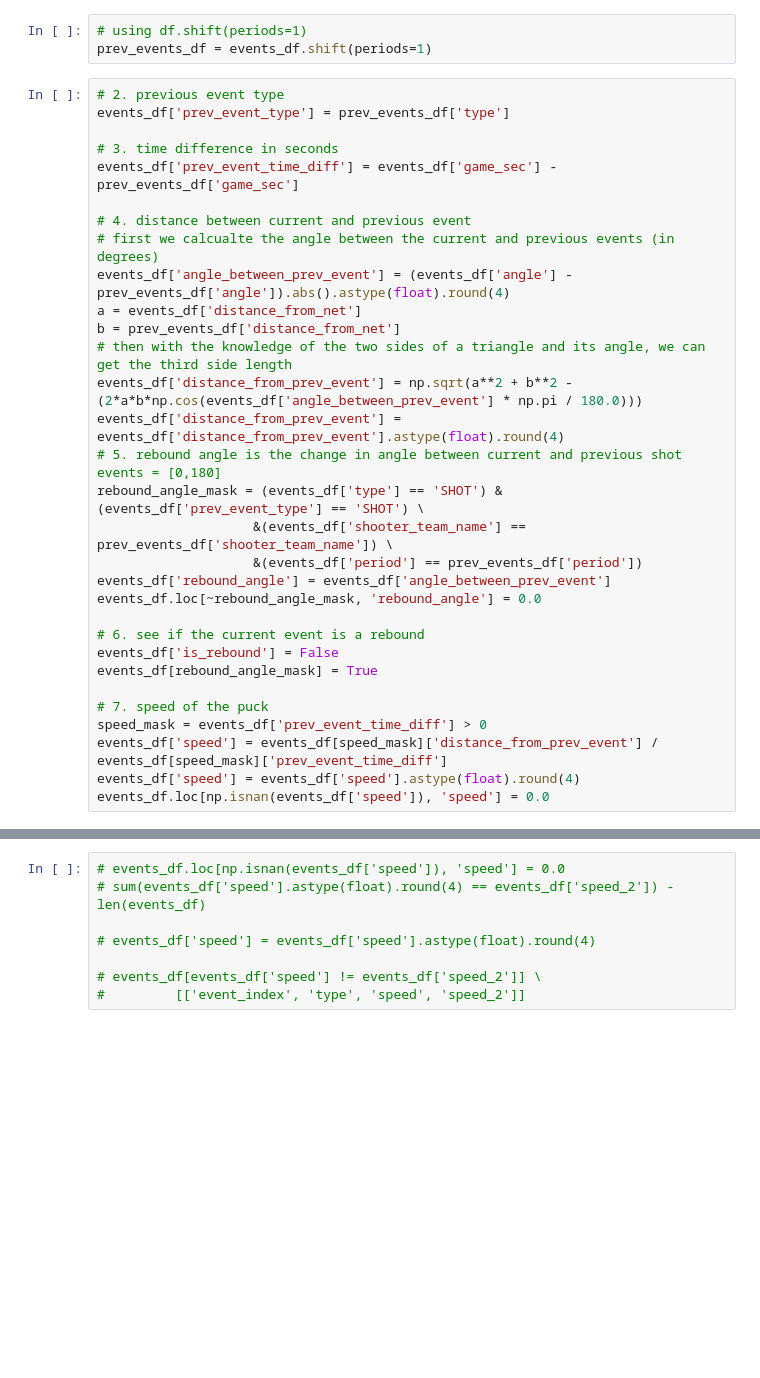
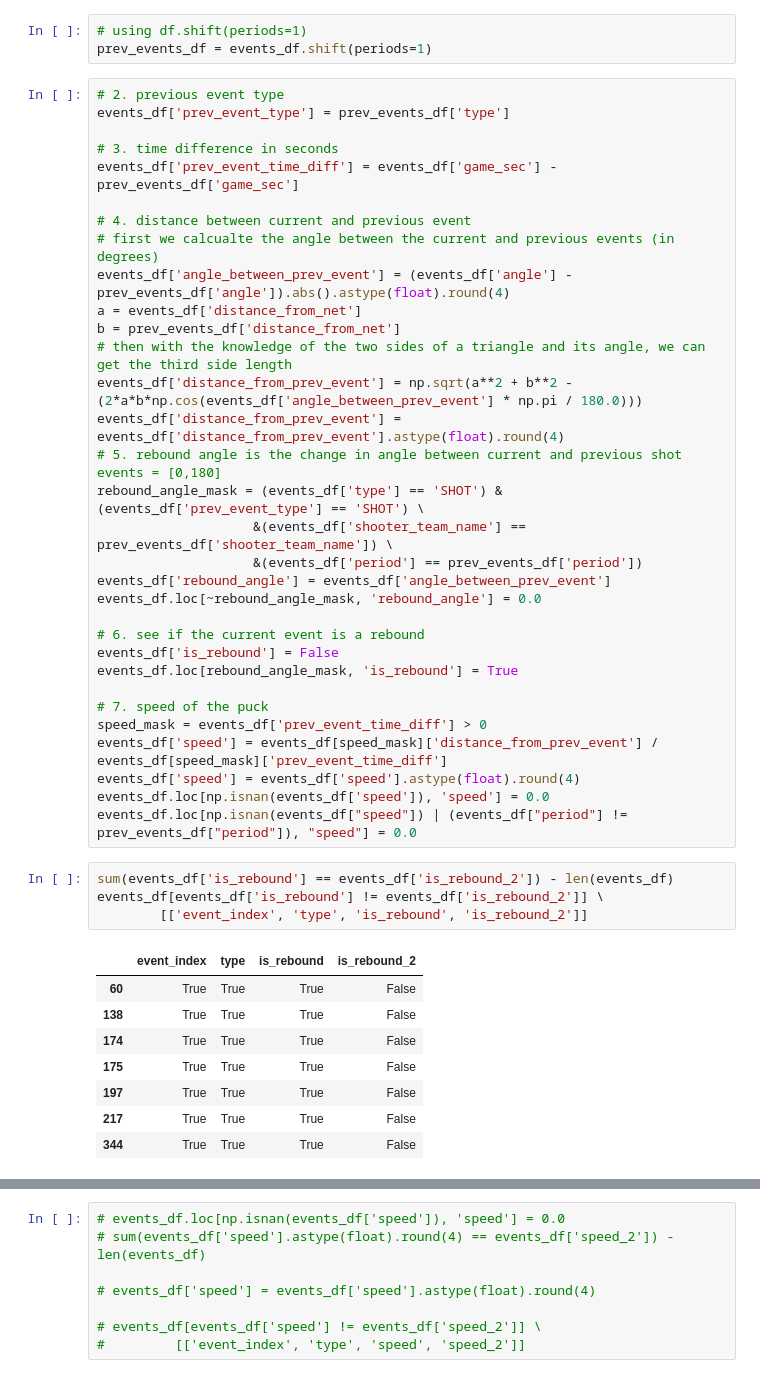
Before and after one commit to 6758-Project/hockey, a Jupyter notebook: notebooks/Milestone_2-feat-eng-draft.ipynb, the cells around one changed output, grey strips where cells are left out. Cells and saved outputs as stored; diff of their text form; blank space fills up the shorter version.

```diff
--- a/notebooks/Milestone_2-feat-eng-draft.ipynb
+++ b/notebooks/Milestone_2-feat-eng-draft.ipynb
@@ -59,10 +70,24 @@ events_df.loc[~rebound_angle_mask, 'rebound_angle'] = 0.0
 
 # 6. see if the current event is a rebound
 events_df['is_rebound'] = False
-events_df[rebound_angle_mask] = True
+events_df.loc[rebound_angle_mask, 'is_rebound'] = True
 
 # 7. speed of the puck
 speed_mask = events_df['prev_event_time_diff'] > 0
 events_df['speed'] = events_df[speed_mask]['distance_from_prev_event'] / events_df[speed_mask]['prev_event_time_diff']
 events_df['speed'] = events_df['speed'].astype(float).round(4)
 events_df.loc[np.isnan(events_df['speed']), 'speed'] = 0.0
+events_df.loc[np.isnan(events_df["speed"]) | (events_df["period"] != prev_events_df["period"]), "speed"] = 0.0
+# %%
+sum(events_df['is_rebound'] == events_df['is_rebound_2']) - len(events_df)
+events_df[events_df['is_rebound'] != events_df['is_rebound_2']] \
+        [['event_index', 'type', 'is_rebound', 'is_rebound_2']]
+# %% [output]
+|  | event_index | type | is_rebound | is_rebound_2 |
+| 60 | True | True | True | False |
+| 138 | True | True | True | False |
+| 174 | True | True | True | False |
+| 175 | True | True | True | False |
+| 197 | True | True | True | False |
+| 217 | True | True | True | False |
+| 344 | True | True | True | False |
```
Also changed, not shown: parts of 4 cells of this notebook, 1 other file.
